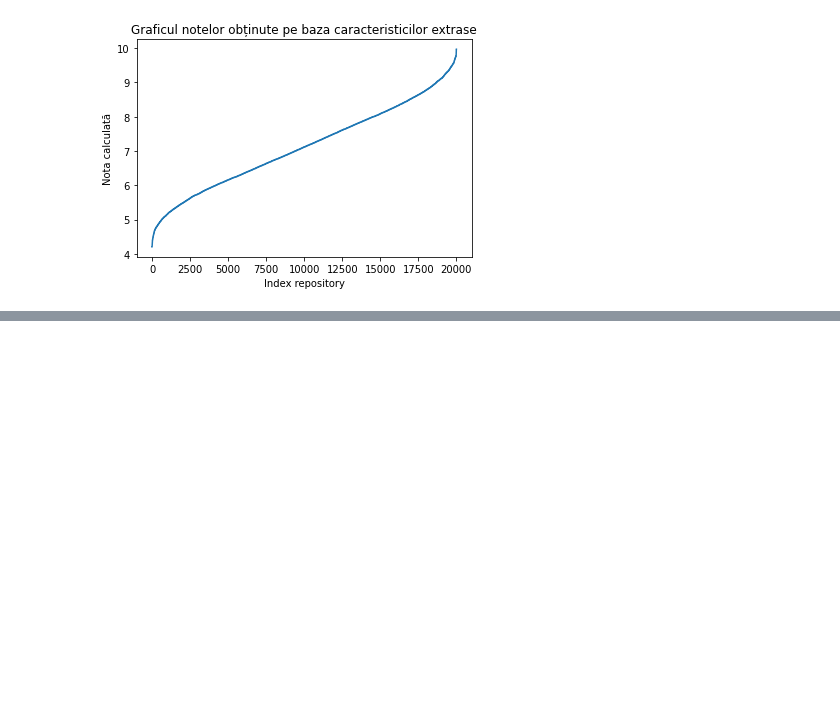
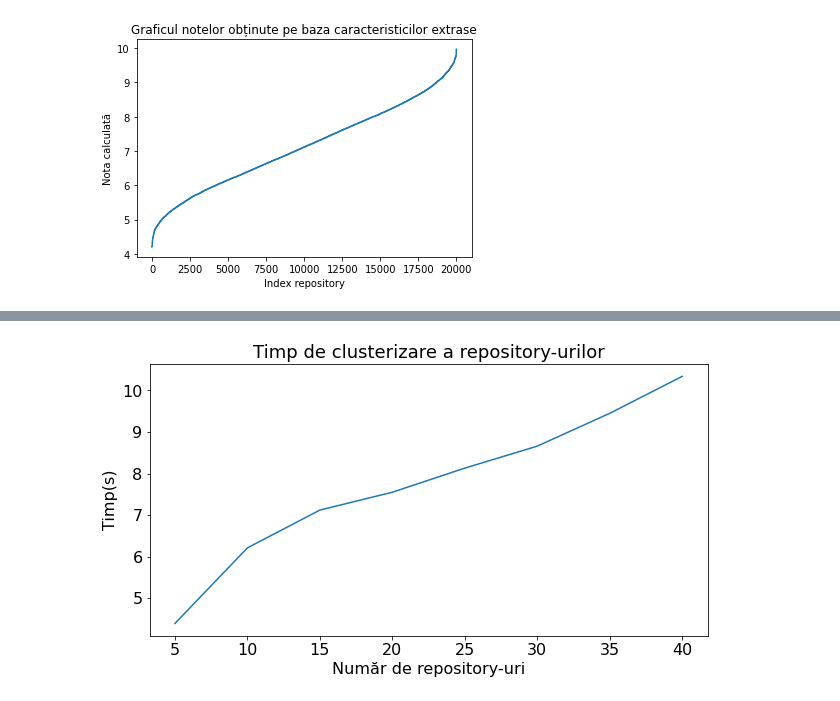
Before and after one commit to Alexandru-Alexandru99/Licenta, a Jupyter notebook: server/graph.ipynb, the cells around one changed output, grey strips where cells are left out. Saved outputs shown, nothing was run; the diff lists cells and outputs as text; code cells hidden in the pictures; blank space fills up the shorter version.

```diff
--- a/server/graph.ipynb
+++ b/server/graph.ipynb
@@ -43,0 +106,20 @@ plt.show()
+# %%
+import numpy as np
+import matplotlib.pyplot as plt
+
+
+# creating the dataset
+time = [4.39, 6.21, 7.12, 7.55, 8.13, 8.66, 9.45, 10.34]
+data = [5, 10, 15, 20, 25, 30, 35, 40]
+
+fig = plt.figure(figsize = (10, 5))
+
+# creating the bar plot
+plt.plot(data, time)
+plt.rc('font', size=16)
+plt.title("Timp de clusterizare a repository-urilor", fontsize =18)
+plt.ylabel("Timp(s)", fontsize = 16)
+plt.xlabel("Număr de repository-uri", fontsize = 16)
+plt.show()
+# %% [output]
+[figure, added]
```
Also changed, not shown: parts of 3 cells of this notebook, 10 other files.
